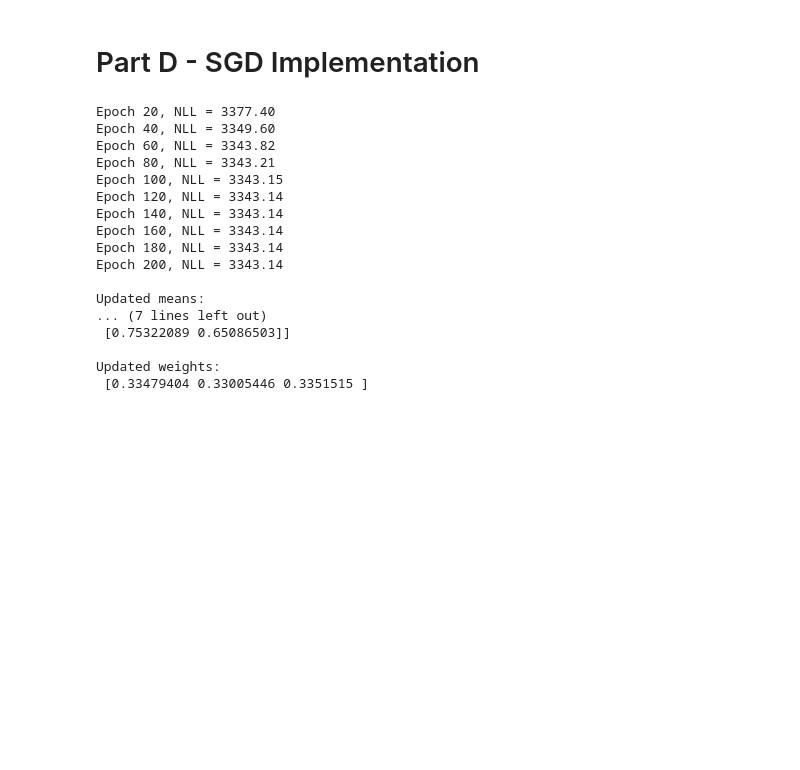
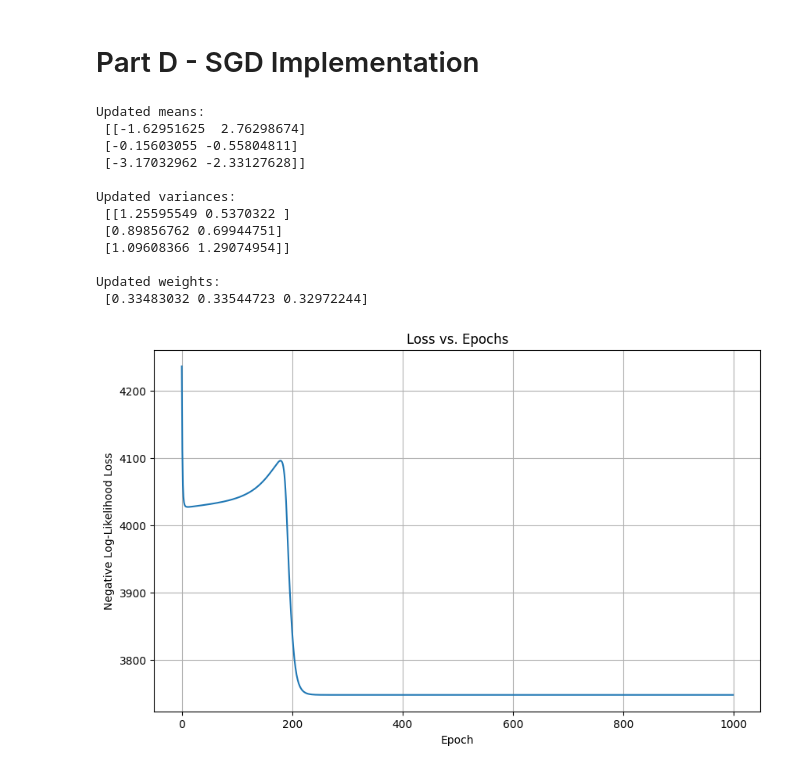
Before and after one commit to TesseractTerrorizer03/GraphRag, a Jupyter notebook: assignments/assignment-1/assignment-1.ipynb, the cells around one changed output. Drawn from its saved outputs; the diff is of its cells as text; code cells hidden in the pictures; blank space fills up the shorter version.

```diff
--- a/assignments/assignment-1/assignment-1.ipynb
+++ b/assignments/assignment-1/assignment-1.ipynb
@@ -210,6 +213,14 @@ def nll(X, means, log_vars, weights):
     return -np.sum(np.log(np.sum(probs, axis=1) + 1e-10))
 # %%
 '''I am using the MoG data from the start of the notebook'''
+from tqdm import tqdm
+
+means = np.random.uniform(-4,4,size=(components,feature_dims))
+covariances = [
+    np.diag(np.random.uniform(0.5,1.5,size=feature_dims)) for _ in range(components)
+]
+means_init = means.copy()
+covariances_init = covariances.copy()
 
 X = np.vstack(X)
 y = np.hstack(y)
@@ -218,7 +229,9 @@ log_vars = np.array([np.log(np.diag(cov)) for cov in covariances]) # reparametri
 weights = np.ones(components)/components
 
 lr = 1e-3
-epochs = 200
+epochs = 1000
+losses = []
+progress_bar = tqdm(range(epochs), desc="Training GMM")
 
 for epoch in range(epochs):
     resp = responsibilities(X, means, log_vars, weights)
@@ -235,27 +248,36 @@ for epoch in range(epochs):
     weights = np.maximum(weights, 1e-8)
     weights /= np.sum(weights)
 
-    if (epoch + 1)%20 == 0:
-        print(f"Epoch {epoch+1}, NLL = {nll(X, means, log_vars, weights):.2f}")
+    loss = nll(X, means, log_vars, weights)
+    losses.append(loss)
+    # print(f"Epoch {epoch+1}, NLL = {loss}")
+    progress_bar.set_postfix(NLL=f"{loss:.2f}")
+    progress_bar.update(1)
+
 
 print("\nUpdated means:\n", means)
 print("\nUpdated variances:\n", np.exp(log_vars))
 print("\nUpdated weights:\n", weights)
 # %% [output]
-Epoch 20, NLL = 3377.40
-Epoch 40, NLL = 3349.60
-Epoch 60, NLL = 3343.82
-Epoch 80, NLL = 3343.21
-Epoch 100, NLL = 3343.15
-Epoch 120, NLL = 3343.14
-Epoch 140, NLL = 3343.14
-Epoch 160, NLL = 3343.14
-Epoch 180, NLL = 3343.14
-Epoch 200, NLL = 3343.14
+Updated means:
+ [[-1.62951625  2.76298674]
+ [-0.15603055 -0.55804811]
+ [-3.17032962 -2.33127628]]
 
-Updated means:
-... (7 lines left out)
- [0.75322089 0.65086503]]
+Updated variances:
+ [[1.25595549 0.5370322 ]
+ [0.89856762 0.69944751]
+ [1.09608366 1.29074954]]
 
 Updated weights:
- [0.33479404 0.33005446 0.3351515 ]
+ [0.33483032 0.33544723 0.32972244]
+# %%
+plt.figure(figsize=(10, 6))
+plt.plot(losses)
+plt.title('Loss vs. Epochs')
+plt.xlabel('Epoch')
+plt.ylabel('Negative Log-Likelihood Loss')
+plt.grid(True)
+plt.show()
+# %% [output]
+[figure, added]
```
Also changed, not shown: parts of 3 cells of this notebook.
